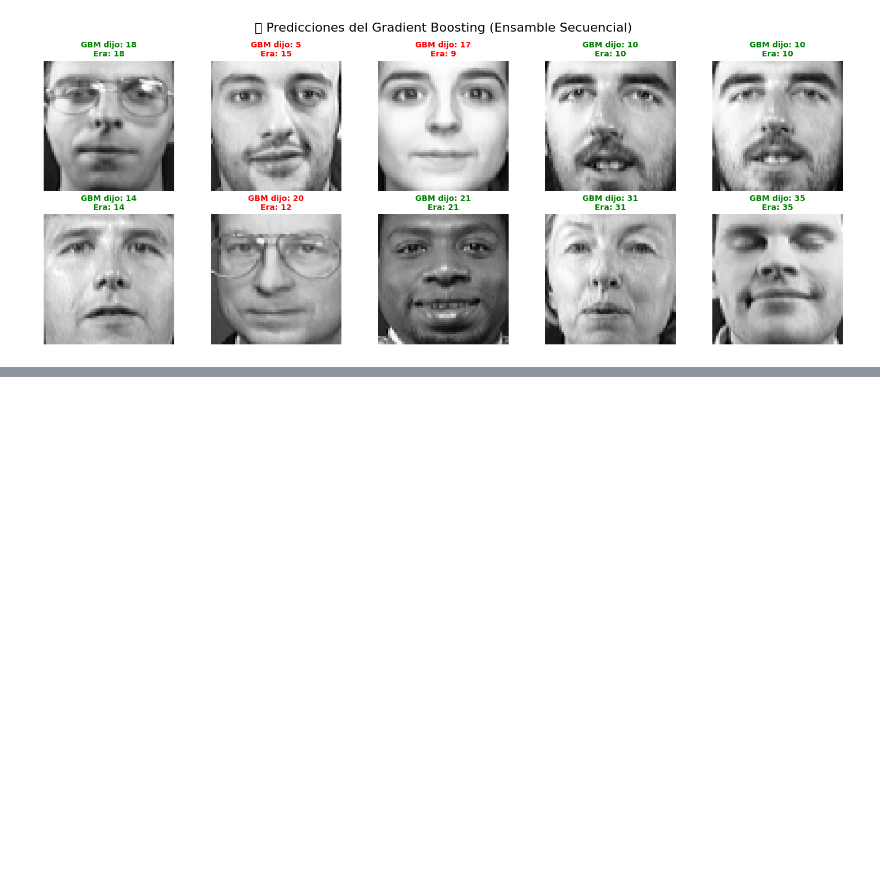
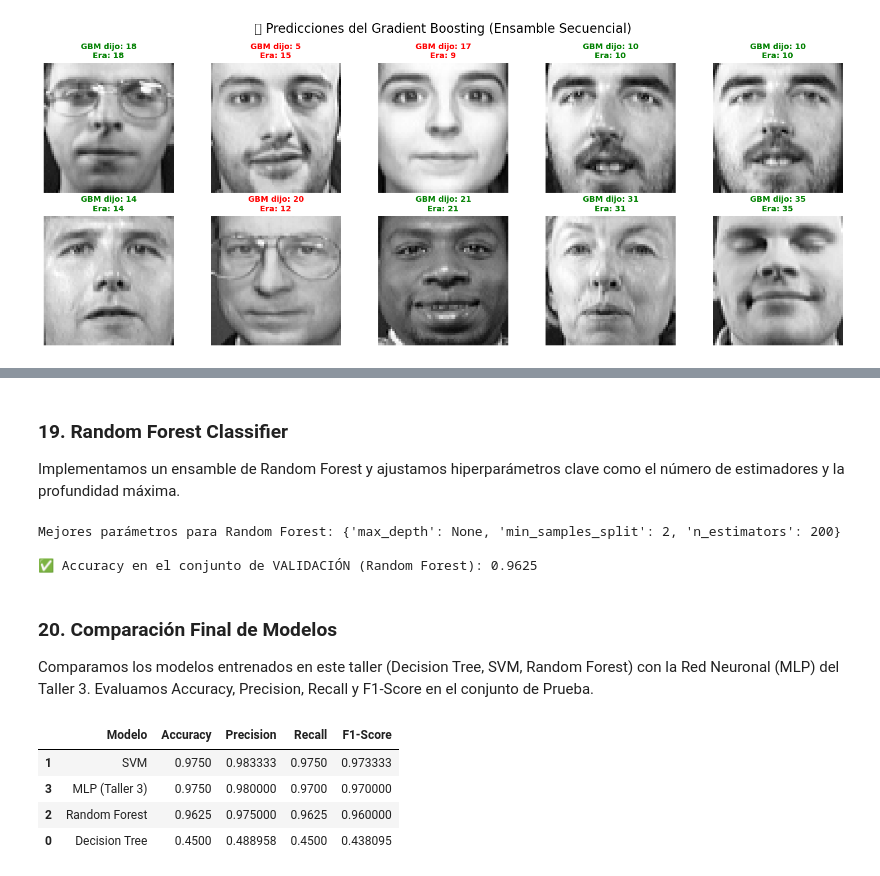
Before and after one commit to aiizedev/Tec-IA, a Jupyter notebook: Laboratorios/Taller 4/Taller4.ipynb, the cells around one changed output, grey strips where cells are left out. Saved outputs shown, nothing was run; the diff lists cells and outputs as text; code cells hidden in the pictures; blank space fills up the shorter version.

```diff
--- a/Laboratorios/Taller 4/Taller4.ipynb
+++ b/Laboratorios/Taller 4/Taller4.ipynb
@@ -508,0 +567,64 @@ Diferencia respecto al anterior: +0.2750
+# %% [markdown]
+### 19. Random Forest Classifier
+Implementamos un ensamble de Random Forest y ajustamos hiperparámetros clave como el número de estimadores y la profundidad máxima.
+# %%
+from sklearn.ensemble import RandomForestClassifier
+
+rf_param_grid = {
+    'n_estimators': [50, 100, 200],
+    'max_depth': [None, 10, 20],
+    'min_samples_split': [2, 5]
+}
+
+rf_clf = RandomForestClassifier(random_state=42)
+rf_grid = GridSearchCV(rf_clf, rf_param_grid, cv=3, n_jobs=-1, scoring='accuracy')
+rf_grid.fit(X_train, y_train)
+
+print("Mejores parámetros para Random Forest:", rf_grid.best_params_)
+best_rf = rf_grid.best_estimator_
+acc_val_rf = accuracy_score(y_val, best_rf.predict(X_val))
+print(f"\n✅ Accuracy en el conjunto de VALIDACIÓN (Random Forest): {acc_val_rf:.4f}")
+# %% [output]
+Mejores parámetros para Random Forest: {'max_depth': None, 'min_samples_split': 2, 'n_estimators': 200}
+
+✅ Accuracy en el conjunto de VALIDACIÓN (Random Forest): 0.9625
+# %% [markdown]
+### 20. Comparación Final de Modelos
+Comparamos los modelos entrenados en este taller (Decision Tree, SVM, Random Forest) con la Red Neuronal (MLP) del Taller 3. Evaluamos Accuracy, Precision, Recall y F1-Score en el conjunto de Prueba.
+# %%
+from sklearn.metrics import precision_score, recall_score, f1_score
+import pandas as pd
+
+def evaluar_modelo(modelo, nombre):
+    y_pred = modelo.predict(X_test)
+    return {
+        'Modelo': nombre,
+        'Accuracy': accuracy_score(y_test, y_pred),
+        'Precision': precision_score(y_test, y_pred, average='weighted', zero_division=0),
+        'Recall': recall_score(y_test, y_pred, average='weighted', zero_division=0),
+        'F1-Score': f1_score(y_test, y_pred, average='weighted', zero_division=0)
+    }
+
+resultados = []
+resultados.append(evaluar_modelo(clf_tree, 'Decision Tree'))
+resultados.append(evaluar_modelo(best_svm, 'SVM'))
+resultados.append(evaluar_modelo(best_rf, 'Random Forest'))
+
+# Agregamos los resultados del MLP del Taller 3
+resultados.append({
+    'Modelo': 'MLP (Taller 3)',
+    'Accuracy': 0.9750,
+    'Precision': 0.98,
+    'Recall': 0.97,
+    'F1-Score': 0.97
+})
+
+df_resultados = pd.DataFrame(resultados)
+df_resultados.sort_values(by='Accuracy', ascending=False, inplace=True)
+display(df_resultados)
+# %% [output]
+|  | Modelo | Accuracy | Precision | Recall | F1-Score |
+| 1 | SVM | 0.9750 | 0.983333 | 0.9750 | 0.973333 |
+| 3 | MLP (Taller 3) | 0.9750 | 0.980000 | 0.9700 | 0.970000 |
+| 2 | Random Forest | 0.9625 | 0.975000 | 0.9625 | 0.960000 |
+| 0 | Decision Tree | 0.4500 | 0.488958 | 0.4500 | 0.438095 |
```
Also changed, not shown: parts of 28 cells of this notebook, 7 other files.
